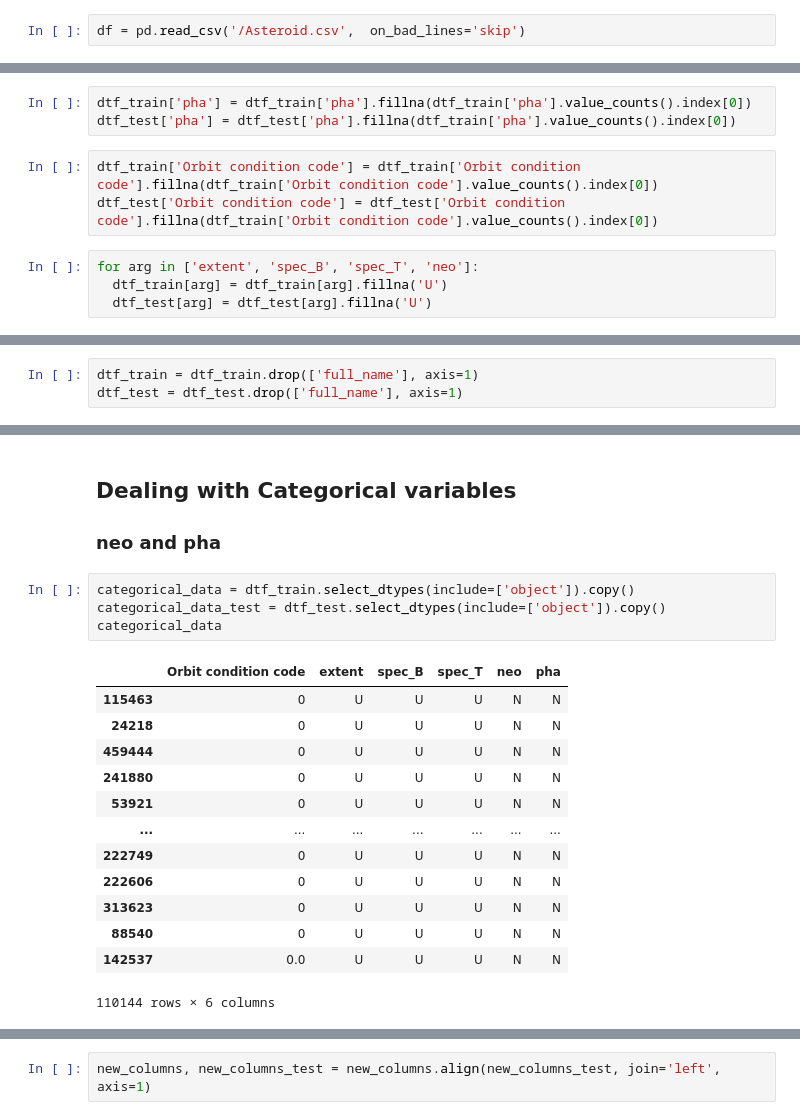
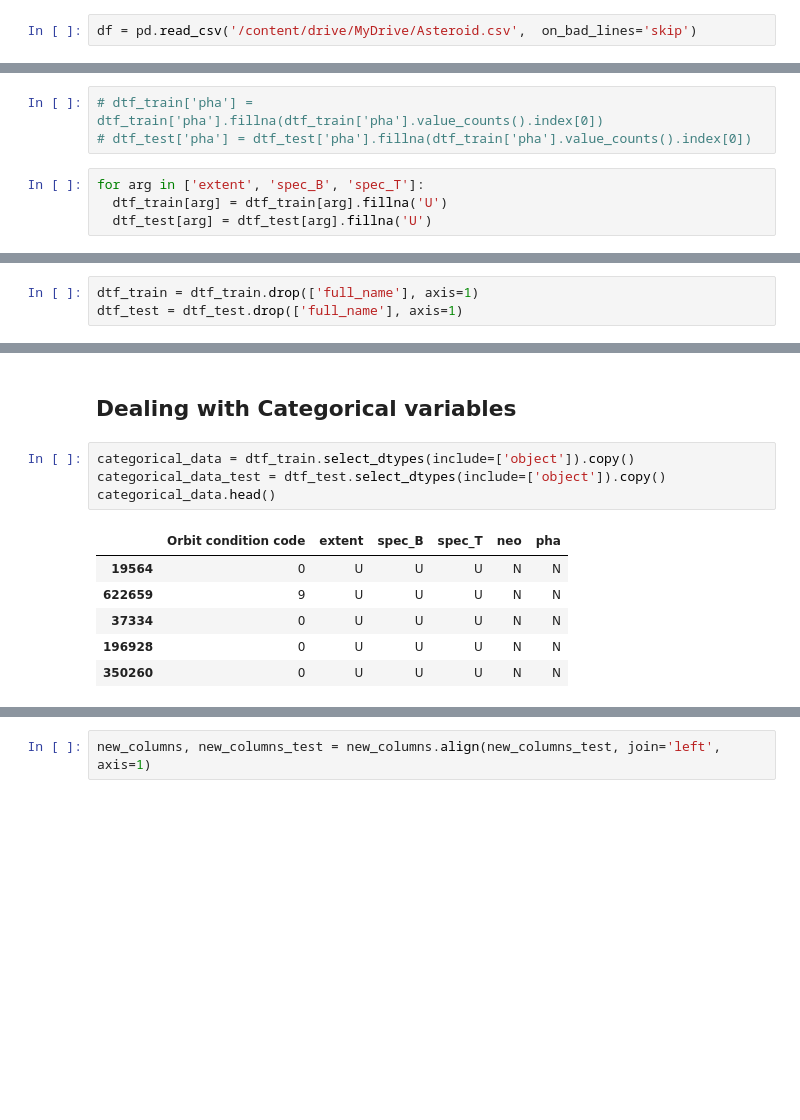
Before and after one commit to slash827/Data-Science-Workshop, a Jupyter notebook: Asteroid_notebook_mean_values.ipynb, the cells around one changed output, grey strips where cells are left out. Saved outputs shown, nothing was run; the diff lists cells and outputs as text; blank space fills up the shorter version.

```diff
--- a/Asteroid_notebook_mean_values.ipynb
+++ b/Asteroid_notebook_mean_values.ipynb
@@ -25,5 +30,5 @@ import numpy as np
 # %%
-df = pd.read_csv('/Asteroid.csv',  on_bad_lines='skip')
+df = pd.read_csv('/content/drive/MyDrive/Asteroid.csv',  on_bad_lines='skip')
 # %%
 df.head()
 # %% [output]
@@ -229,12 +174,9 @@ pha                                     0
 moid                                    0
 dtype: int64
 # %%
-dtf_train['pha'] = dtf_train['pha'].fillna(dtf_train['pha'].value_counts().index[0])
-dtf_test['pha'] = dtf_test['pha'].fillna(dtf_train['pha'].value_counts().index[0])
+# dtf_train['pha'] = dtf_train['pha'].fillna(dtf_train['pha'].value_counts().index[0])
+# dtf_test['pha'] = dtf_test['pha'].fillna(dtf_train['pha'].value_counts().index[0])
-# %%
-dtf_train['Orbit condition code'] = dtf_train['Orbit condition code'].fillna(dtf_train['Orbit condition code'].value_counts().index[0])
-dtf_test['Orbit condition code'] = dtf_test['Orbit condition code'].fillna(dtf_train['Orbit condition code'].value_counts().index[0])
 # %%
-for arg in ['extent', 'spec_B', 'spec_T', 'neo']:
+for arg in ['extent', 'spec_B', 'spec_T']:
   dtf_train[arg] = dtf_train[arg].fillna('U')
   dtf_test[arg] = dtf_test[arg].fillna('U')
@@ -296,22 +196,14 @@ dtype: int64
 # %% [markdown]
 ## Dealing with Categorical variables
-### neo and pha
 # %%
 categorical_data = dtf_train.select_dtypes(include=['object']).copy()
 categorical_data_test = dtf_test.select_dtypes(include=['object']).copy()
-categorical_data
+categorical_data.head()
 # %% [output]
 |  | Orbit condition code | extent | spec_B | spec_T | neo | pha |
-| 115463 | 0 | U | U | U | N | N |
-| 24218 | 0 | U | U | U | N | N |
-| 459444 | 0 | U | U | U | N | N |
-| 241880 | 0 | U | U | U | N | N |
-| 53921 | 0 | U | U | U | N | N |
-| ... | ... | ... | ... | ... | ... | ... |
-| 222749 | 0 | U | U | U | N | N |
-| 222606 | 0 | U | U | U | N | N |
-| 313623 | 0 | U | U | U | N | N |
-| 88540 | 0 | U | U | U | N | N |
-| 142537 | 0.0 | U | U | U | N | N |
+| 19564 | 0 | U | U | U | N | N |
+| 622659 | 9 | U | U | U | N | N |
+| 37334 | 0 | U | U | U | N | N |
+| 196928 | 0 | U | U | U | N | N |
+| 350260 | 0 | U | U | U | N | N |
-110144 rows × 6 columns
 # %%
```
Also changed, not shown: parts of 49 cells of this notebook.
